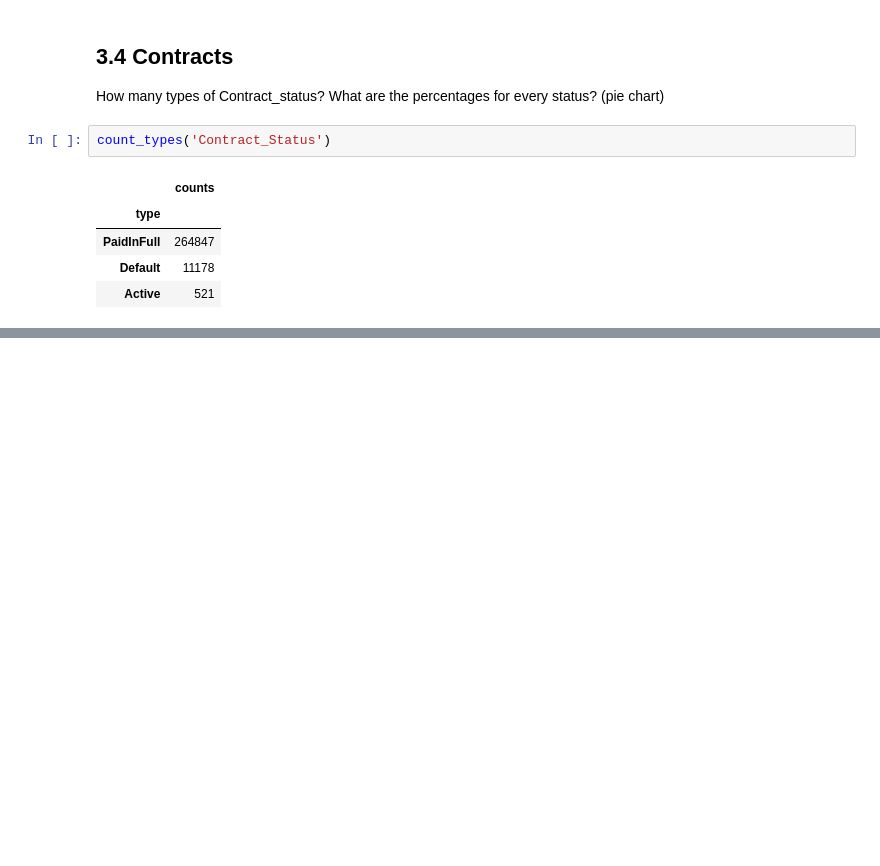
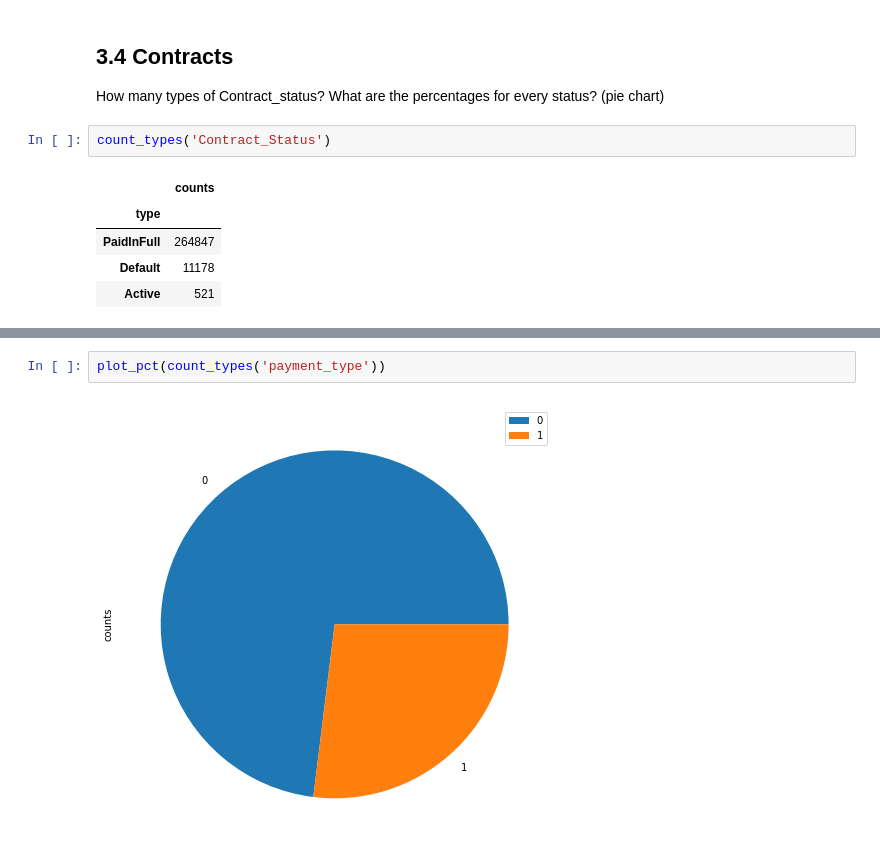
Before and after one commit to yanglinjing/vmor, a Jupyter notebook: Bank_customer_30.ipynb, the cells around one changed output, grey strips where cells are left out. Cells and saved outputs as stored; diff of their text form; blank space fills up the shorter version.

```diff
--- a/Bank_customer_30.ipynb
+++ b/Bank_customer_30.ipynb
@@ -616,0 +619,4 @@ array([<matplotlib.axes._subplots.AxesSubplot object at 0x...>],
+# %%
+plot_pct(count_types('payment_type'))
+# %% [output]
+[figure, added]
```
Also changed, not shown: parts of 15 cells of this notebook.
